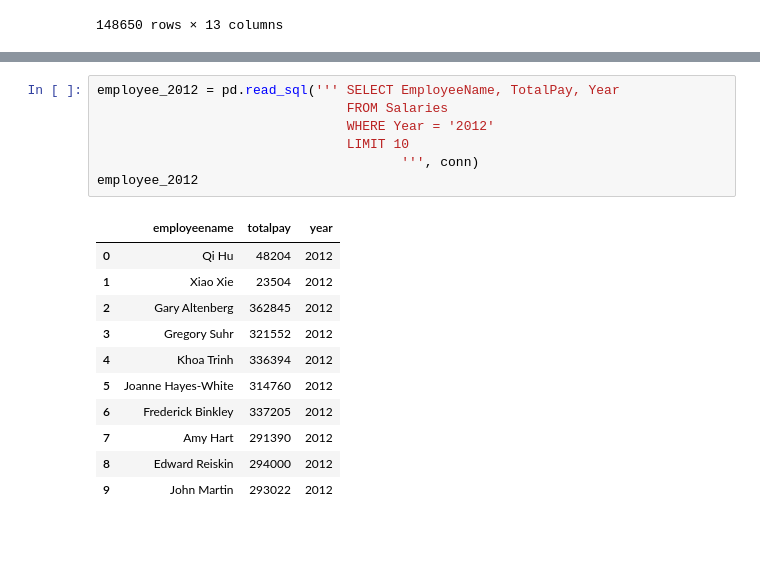
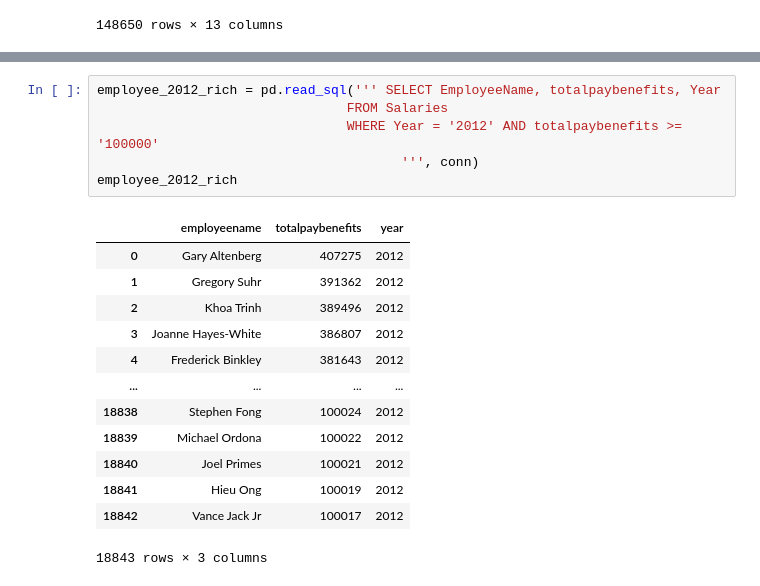
Before and after one commit to lina3362/ETL---Project, a Jupyter notebook: SF Salary 2011/Untitled.ipynb, the cells around one changed output, grey strips where cells are left out. Cells and saved outputs as stored; diff of their text form; blank space fills up the shorter version.

```diff
--- a/SF Salary 2011/Untitled.ipynb
+++ b/SF Salary 2011/Untitled.ipynb
@@ -57,19 +78,20 @@ employee_2011
 # %%
-employee_2012 = pd.read_sql(''' SELECT EmployeeName, TotalPay, Year
+employee_2012_rich = pd.read_sql(''' SELECT EmployeeName, totalpaybenefits, Year
                                 FROM Salaries
-                                WHERE Year = '2012'
-                                LIMIT 10
+                                WHERE Year = '2012' AND totalpaybenefits >= '100000'
                                        ''', conn)
-employee_2012
+employee_2012_rich
 # %% [output]
-|  | employeename | totalpay | year |
-| 0 | Qi Hu | 48204 | 2012 |
-| 1 | Xiao Xie | 23504 | 2012 |
-| 2 | Gary Altenberg | 362845 | 2012 |
-| 3 | Gregory Suhr | 321552 | 2012 |
-| 4 | Khoa Trinh | 336394 | 2012 |
-| 5 | Joanne Hayes-White | 314760 | 2012 |
-| 6 | Frederick Binkley | 337205 | 2012 |
-| 7 | Amy Hart | 291390 | 2012 |
-| 8 | Edward Reiskin | 294000 | 2012 |
-| 9 | John Martin | 293022 | 2012 |
+|  | employeename | totalpaybenefits | year |
+| 0 | Gary Altenberg | 407275 | 2012 |
+| 1 | Gregory Suhr | 391362 | 2012 |
+| 2 | Khoa Trinh | 389496 | 2012 |
+| 3 | Joanne Hayes-White | 386807 | 2012 |
+| 4 | Frederick Binkley | 381643 | 2012 |
+| ... | ... | ... | ... |
+| 18838 | Stephen Fong | 100024 | 2012 |
+| 18839 | Michael Ordona | 100022 | 2012 |
+| 18840 | Joel Primes | 100021 | 2012 |
+| 18841 | Hieu Ong | 100019 | 2012 |
+| 18842 | Vance Jack Jr | 100017 | 2012 |
+18843 rows × 3 columns
```
Also changed, not shown: parts of 7 cells of this notebook, 1 other file.
